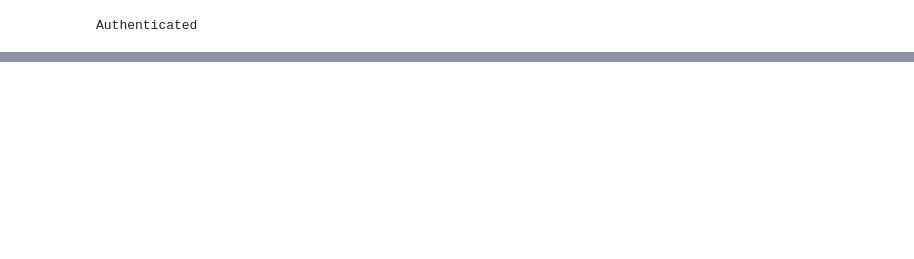
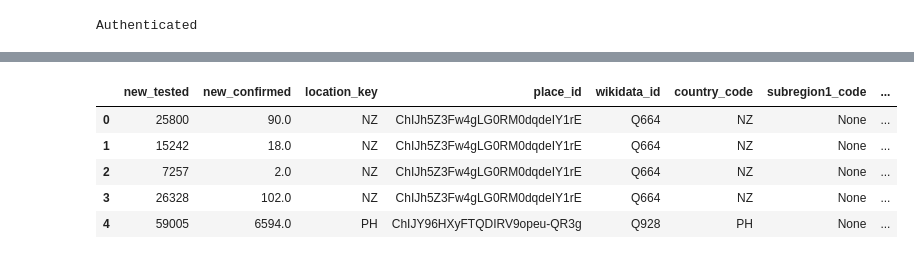
Before and after one commit to w-oke/covid_reproduction, a Jupyter notebook: 001-etl-data-covid-19.ipynb, the cells around one changed output, grey strips where cells are left out. Saved outputs shown, nothing was run; the diff lists cells and outputs as text; code cells hidden in the pictures; blank space fills up the shorter version.

```diff
--- a/001-etl-data-covid-19.ipynb
+++ b/001-etl-data-covid-19.ipynb
@@ -202,0 +196,23 @@ df.head()
+# %%
+# note: the autenticated user must have access to the specified project
+# the listed project was created by Wesley Oke
+client = bigquery.Client(project='citric-trees-332113')
+
+# Construct a BigQuery client object.
+query = "SELECT " + var_all2 + """
+FROM
+  `bigquery-public-data.covid19_open_data.covid19_open_data`
+WHERE
+  cumulative_persons_fully_vaccinated IS NOT NULL
+  AND school_closing IS NOT NULL
+  AND new_tested != 'None'
+LIMIT 200000
+"""
+
+# Run the query and save the result as a dataframe
+df = (client.query(query)
+             .result()
+             .to_dataframe())
+# %%
+# Convert the 'date' column to a Datetime format
+df['date'] = pd.to_datetime(df['date'])
@@ -202,0 +239,9 @@ df.head()
+# %%
+df.head()
+# %% [output]
+|  | new_tested | new_confirmed | location_key | place_id | wikidata_id | country_code | subregion1_code | ... |
+| 0 | 25800 | 90.0 | NZ | ChIJh5Z3Fw4gLG0RM0dqdeIY1rE | Q664 | NZ | None | ... |
+| 1 | 15242 | 18.0 | NZ | ChIJh5Z3Fw4gLG0RM0dqdeIY1rE | Q664 | NZ | None | ... |
+| 2 | 7257 | 2.0 | NZ | ChIJh5Z3Fw4gLG0RM0dqdeIY1rE | Q664 | NZ | None | ... |
+| 3 | 26328 | 102.0 | NZ | ChIJh5Z3Fw4gLG0RM0dqdeIY1rE | Q664 | NZ | None | ... |
+| 4 | 59005 | 6594.0 | PH | ChIJY96HXyFTQDIRV9opeu-QR3g | Q928 | PH | None | ... |
```
Also changed, not shown: parts of 13 cells of this notebook.
